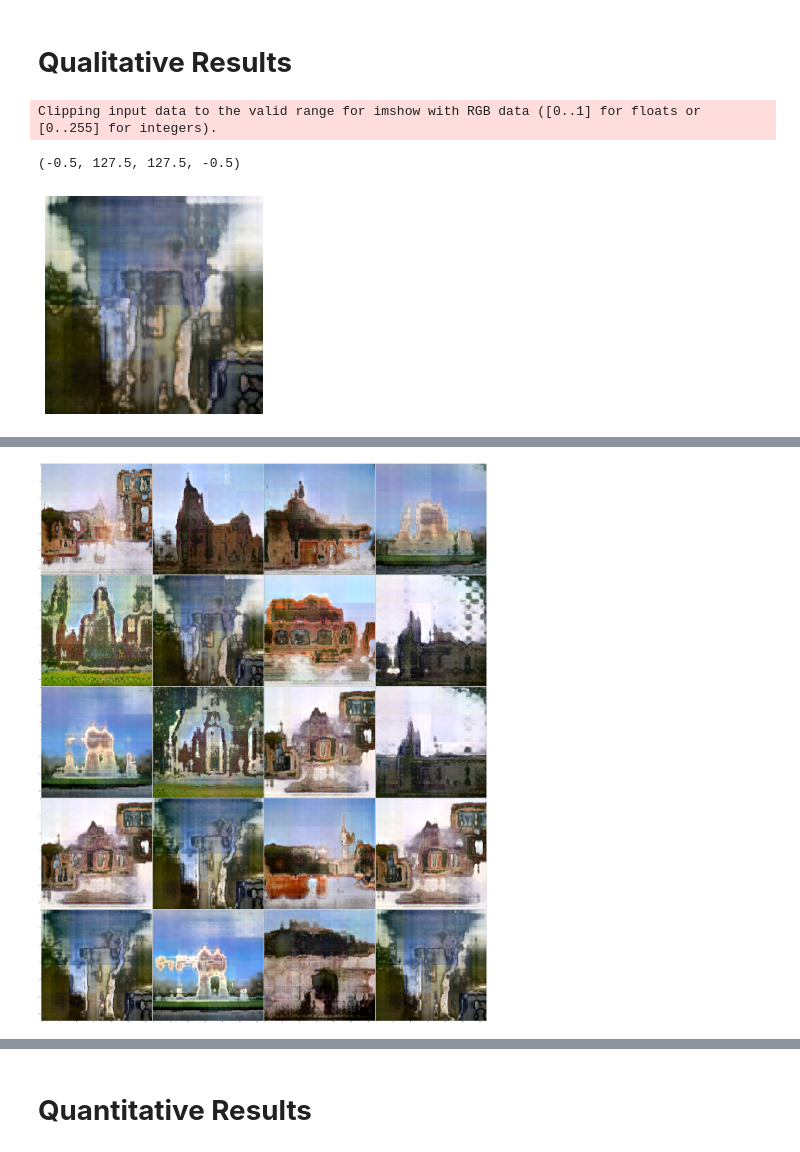
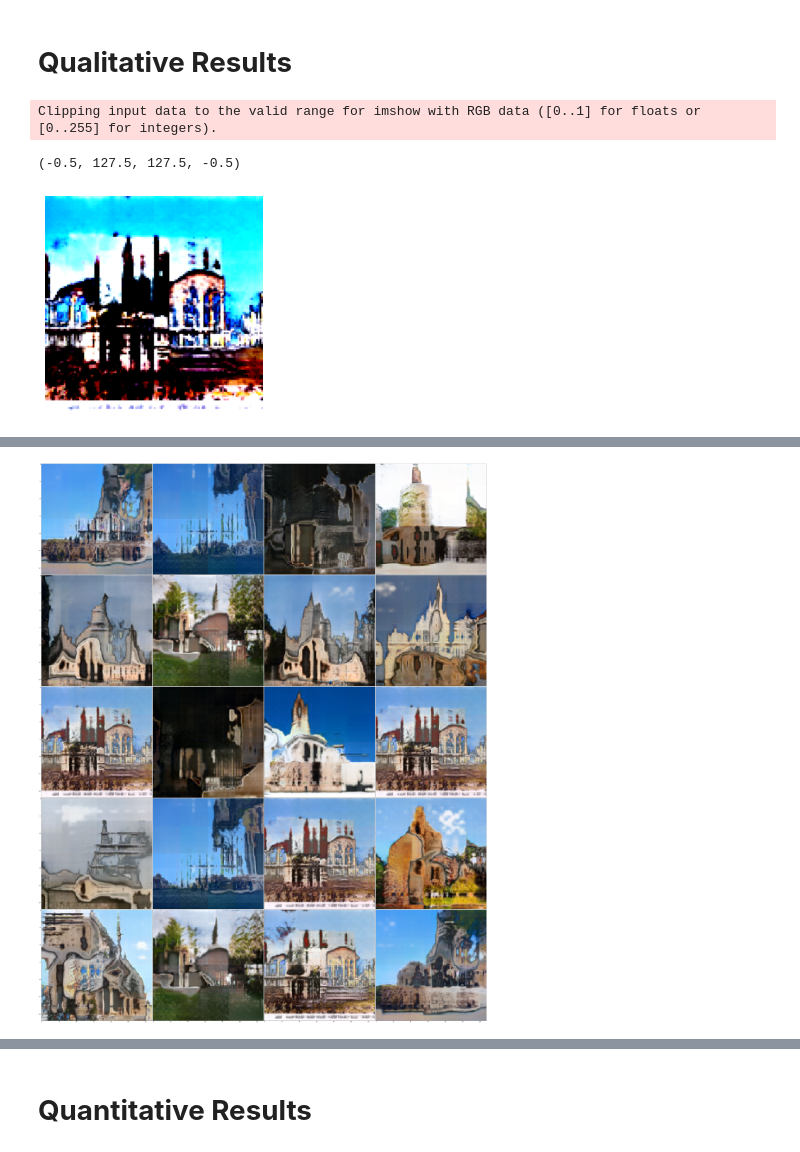
Before and after one commit to yesiltepe-hidir/style-swin-gan, a Jupyter notebook: main_demos.ipynb, the cells around one changed output, grey strips where cells are left out. Drawn from its saved outputs; the diff is of its cells as text; code cells hidden in the pictures.

```diff
--- a/main_demos.ipynb
+++ b/main_demos.ipynb
@@ -440,7 +440,7 @@ from utils import create_generator
 path = '/home/finch/git/style-swin-gan/checkpoints/'
 
 # Get state dict
-state_dict = torch.load(path + 'tue/state_dict_10')
+state_dict = torch.load(path + 'state_dict_10_spc275000')
 
 # Get args
 args_load = state_dict['args']
@@ -480,7 +480,7 @@ plt.axis('off')
 # %% [output]
 Clipping input data to the valid range for imshow with RGB data ([0..1] for floats or [0..255] for integers).
 (-0.5, 127.5, 127.5, -0.5)
-[figure, old version]
+[figure, new version]
 # %%
 import matplotlib.pyplot as plt
 from mpl_toolkits.axes_grid1 import ImageGrid
@@ -494,7 +494,7 @@ for i in range(20):
 
     if not args_load.ourGen: # their model returns also the latent space, but we dont
         img1 = img1[0]
-    # img1 = tensor_transform_reverse(img1)
+    img1 = tensor_transform_reverse(img1)
     img = img1[0].cpu().permute(1,2,0).detach()
     img_list.append(img)
 
@@ -533,4 +532,4 @@ Clipping input data to the valid range for imshow with RGB data ([0..1] for floa
-[figure, old version]
+[figure, new version]
 # %%
 import matplotlib.pyplot as plt
 from mpl_toolkits.axes_grid1 import ImageGrid
```
Also changed, not shown: parts of 2 cells of this notebook.
